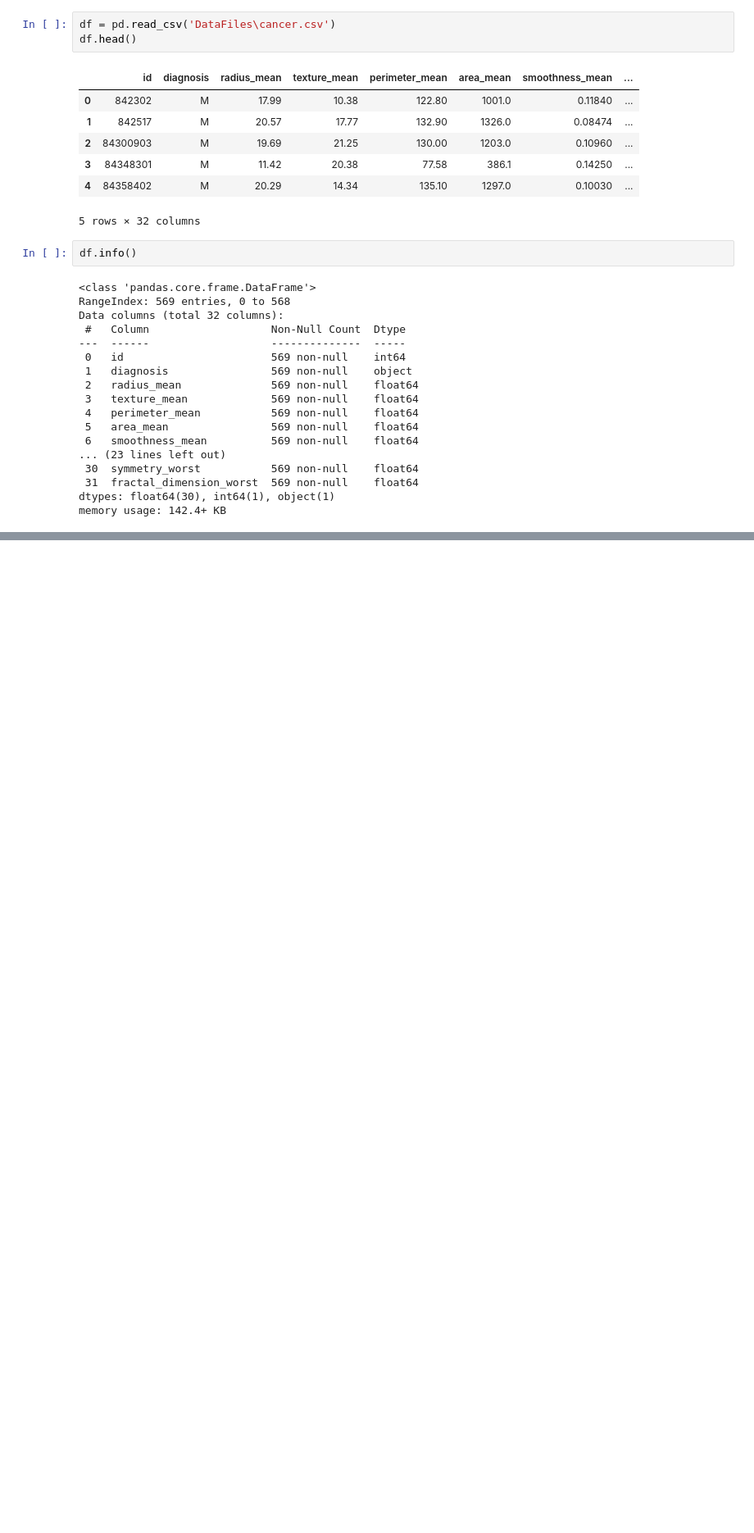
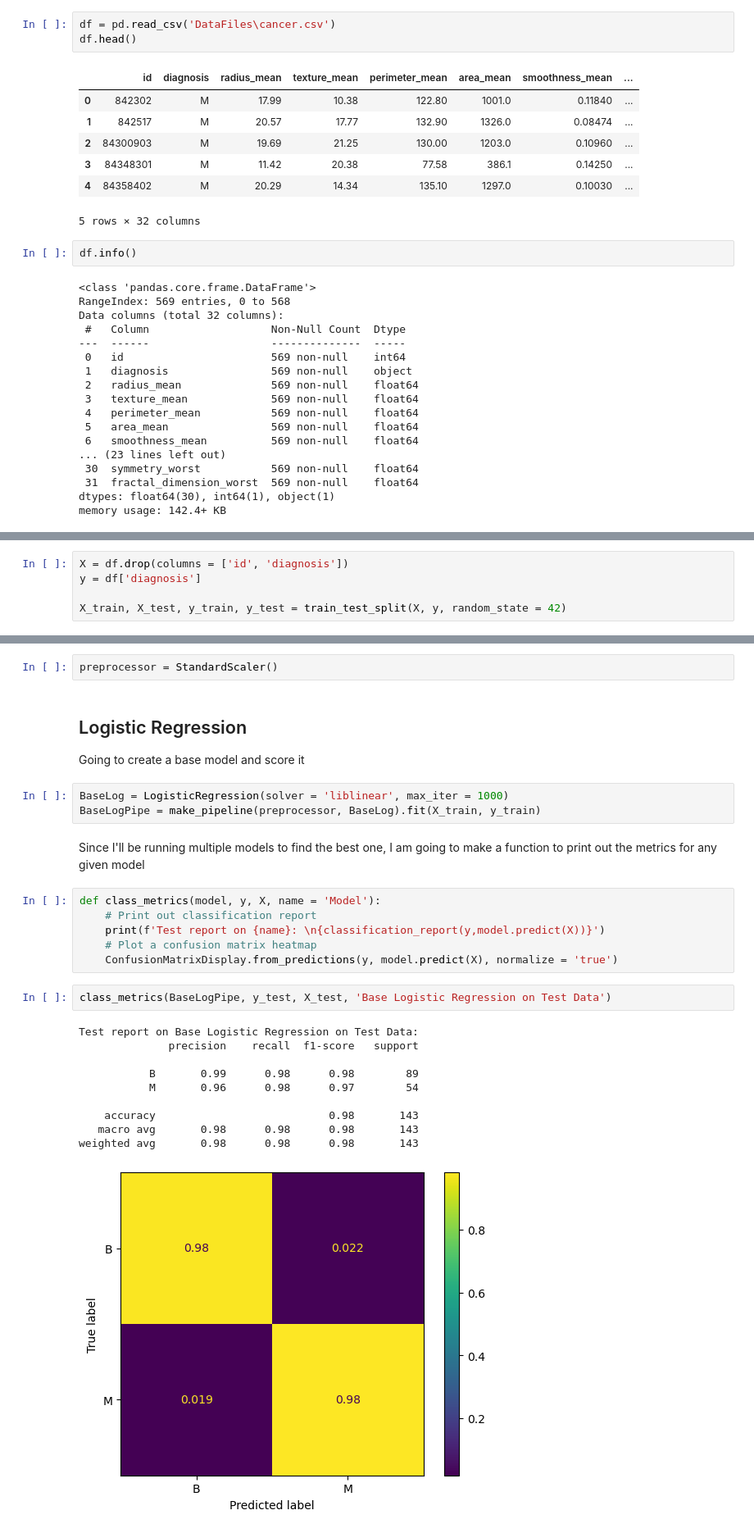
Before and after one commit to RaymondGarcia1107/Intro-to-ML-Practice, a Jupyter notebook: LogisticRandomForestOrKNN-RaymondGarcia.ipynb, the cells around one changed output, grey strips where cells are left out. Shown: that part at 82% size. Cells and saved outputs as stored; diff of their text form; blank space fills up the shorter version.

Commit message:
Completed the Logistic Regression, KNN, or Random Forest assignment

```diff
--- a/LogisticRandomForestOrKNN-RaymondGarcia.ipynb
+++ b/LogisticRandomForestOrKNN-RaymondGarcia.ipynb
@@ -35,0 +86,5 @@ memory usage: 142.4+ KB
+# %%
+X = df.drop(columns = ['id', 'diagnosis'])
+y = df['diagnosis']
+
+X_train, X_test, y_train, y_test = train_test_split(X, y, random_state = 42)
@@ -35,0 +94,29 @@ memory usage: 142.4+ KB
+# %%
+preprocessor = StandardScaler()
+# %% [markdown]
+## Logistic Regression
+Going to create a base model and score it
+# %%
+BaseLog = LogisticRegression(solver = 'liblinear', max_iter = 1000)
+BaseLogPipe = make_pipeline(preprocessor, BaseLog).fit(X_train, y_train)
+# %% [markdown]
+Since I'll be running multiple models to find the best one, I am going to make a function to print out the metrics for any given model
+# %%
+def class_metrics(model, y, X, name = 'Model'):
+    # Print out classification report
+    print(f'Test report on {name}: \n{classification_report(y,model.predict(X))}')
+    # Plot a confusion matrix heatmap
+    ConfusionMatrixDisplay.from_predictions(y, model.predict(X), normalize = 'true')
+# %%
+class_metrics(BaseLogPipe, y_test, X_test, 'Base Logistic Regression on Test Data')
+# %% [output]
+Test report on Base Logistic Regression on Test Data:
+              precision    recall  f1-score   support
+
+           B       0.99      0.98      0.98        89
+           M       0.96      0.98      0.97        54
+
+    accuracy                           0.98       143
+   macro avg       0.98      0.98      0.98       143
+weighted avg       0.98      0.98      0.98       143
+[figure, added]
```
Also changed, not shown: parts of 38 cells of this notebook.
